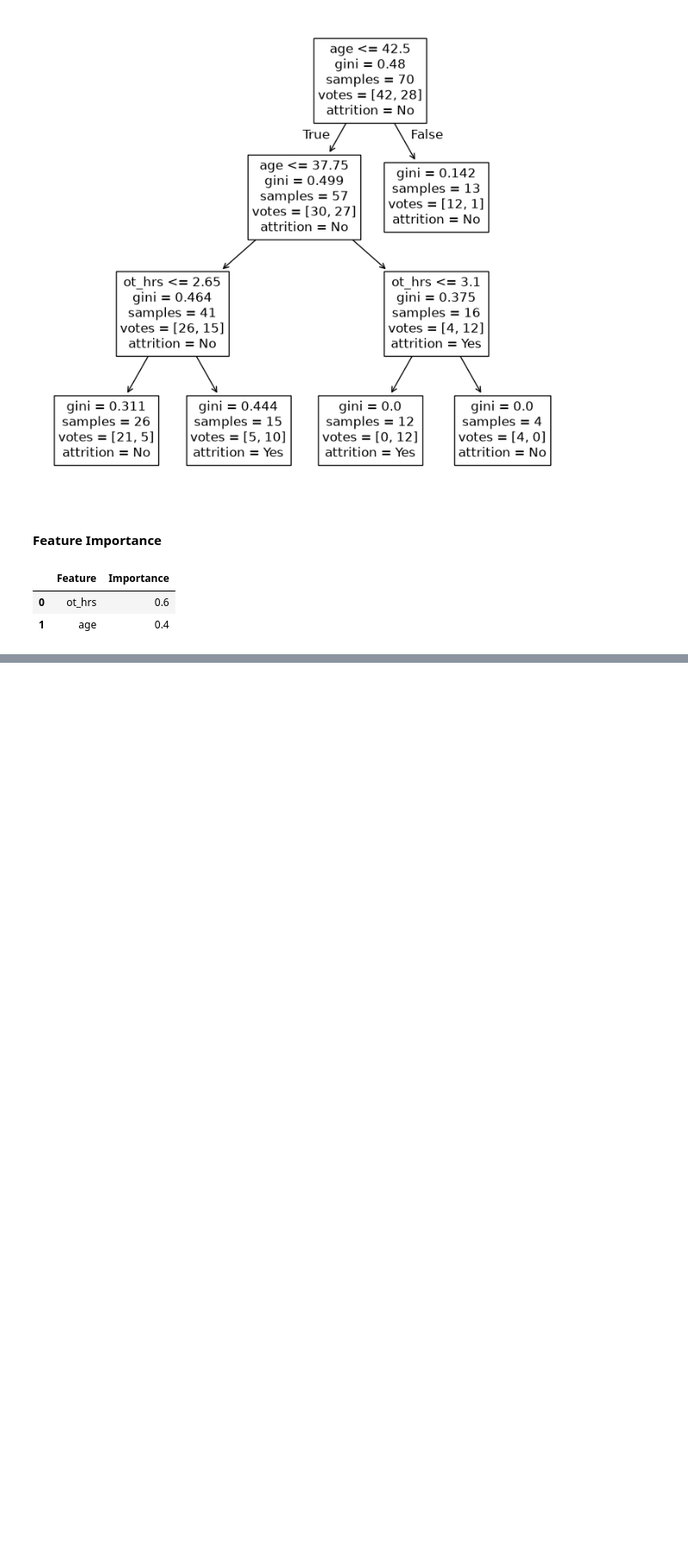
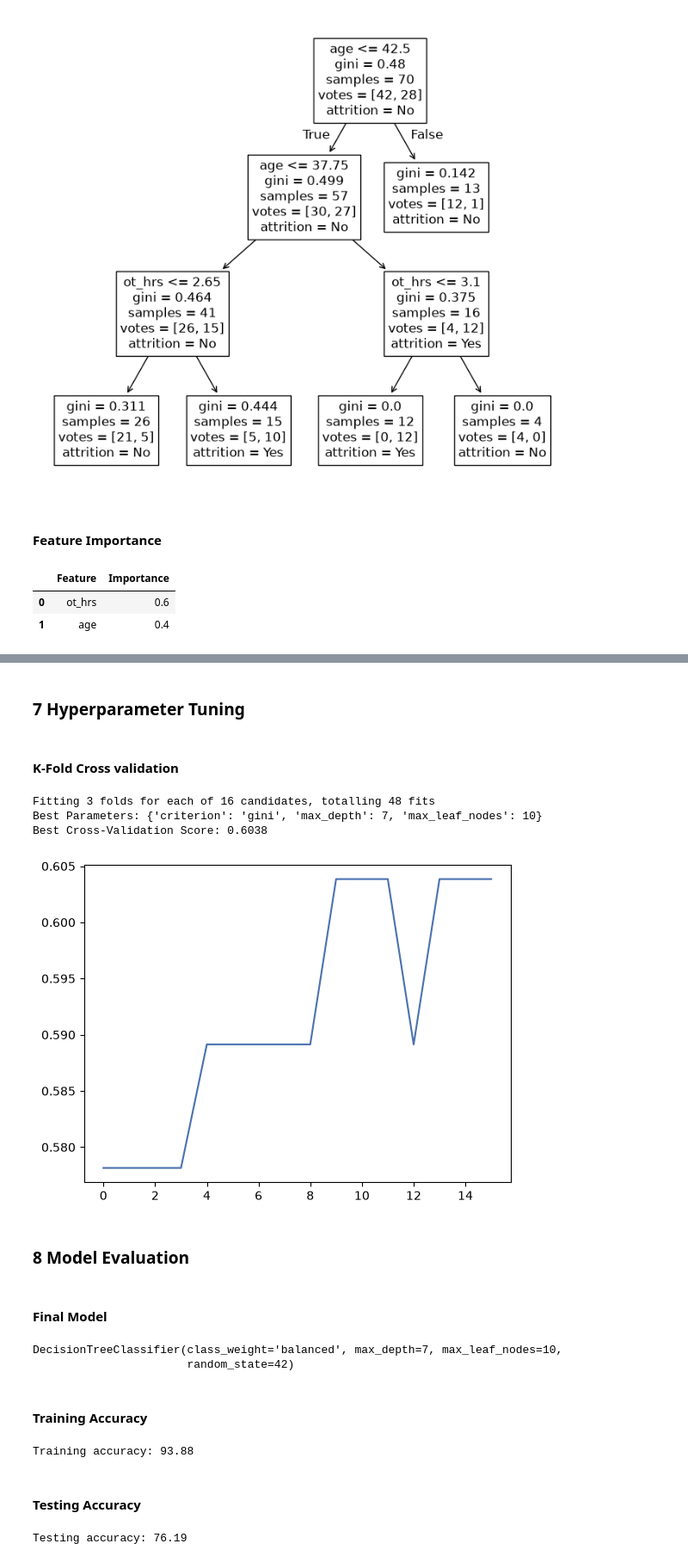
Before and after one commit to dheemanth-bhat/supervised-ml-algorithms, a Jupyter notebook: 04_Decision_Trees/04_Project_1.ipynb, the cells around one changed output, grey strips where cells are left out. Shown at 86% size. Cells and saved outputs as stored; diff of their text form; code cells hidden in the pictures; blank space fills up the shorter version.

Commit message:
Hyperparameter tuning using GridSearch and K-fold CV.

```diff
--- a/04_Decision_Trees/04_Project_1.ipynb
+++ b/04_Decision_Trees/04_Project_1.ipynb
@@ -246,0 +253,3 @@ pd.DataFrame(
+# %%
+X_train, X_test, y_train, y_test = train_test_split(X, y, test_size=0.3, stratify=y, random_state=42)
+X_train.shape, X_test.shape, y_train.shape, y_test.shape
@@ -246,0 +286,3 @@ pd.DataFrame(
+# %%
+base_model = DecisionTreeClassifier(random_state=42)
+base_model.fit(X_train, y_train)
@@ -246,0 +305,29 @@ pd.DataFrame(
+# %% [markdown]
+### 7 Hyperparameter Tuning
+# %% [markdown]
+#### K-Fold Cross validation
+# %%
+param_grid = {
+    "criterion": ["gini"],
+    "max_leaf_nodes": [9, 10, 11],
+    "max_depth": [6, 7, 8],
+    # "min_samples_leaf": [5],
+}
+# %%
+gs_cv = GridSearchCV(
+    estimator=DecisionTreeClassifier(random_state=42, class_weight="balanced"),
+    param_grid=param_grid,
+    cv=3,
+    scoring="f1",
+    n_jobs=-1,
+    verbose=1,
+)
+
+gs_cv.fit(X_train, y_train)
+
+print(f"Best Parameters: {gs_cv.best_params_}")
+print(f"Best Cross-Validation Score: {gs_cv.best_score_:.4f}")
+# %% [output]
+Fitting 3 folds for each of 16 candidates, totalling 48 fits
+Best Parameters: {'criterion': 'gini', 'max_depth': 7, 'max_leaf_nodes': 10}
+Best Cross-Validation Score: 0.6038
@@ -246,0 +336,30 @@ pd.DataFrame(
+# %%
+test_scores = gs_cv.cv_results_["mean_test_score"]
+sns.lineplot(x=range(0, len(test_scores)), y=test_scores)
+plt.show()
+# %% [output]
+[figure, added]
+# %% [markdown]
+### 8 Model Evaluation
+# %% [markdown]
+#### Final Model
+# %%
+final_model = DecisionTreeClassifier(class_weight="balanced", random_state=42, **gs_cv.best_params_)
+final_model.fit(X_train, y_train)
+# %% [output]
+DecisionTreeClassifier(class_weight='balanced', max_depth=7, max_leaf_nodes=10,
+                       random_state=42)
+# %% [markdown]
+#### Training Accuracy
+# %%
+tr_acc = final_model.score(X_train, y_train)
+print("Training accuracy:", round(tr_acc * 100, 2))
+# %% [output]
+Training accuracy: 93.88
+# %% [markdown]
+#### Testing Accuracy
+# %%
+ts_acc = final_model.score(X_test, y_test)
+print("Testing accuracy:", round(ts_acc * 100, 2))
+# %% [output]
+Testing accuracy: 76.19
```
Also changed, not shown: parts of 29 cells of this notebook, 5 other files.
